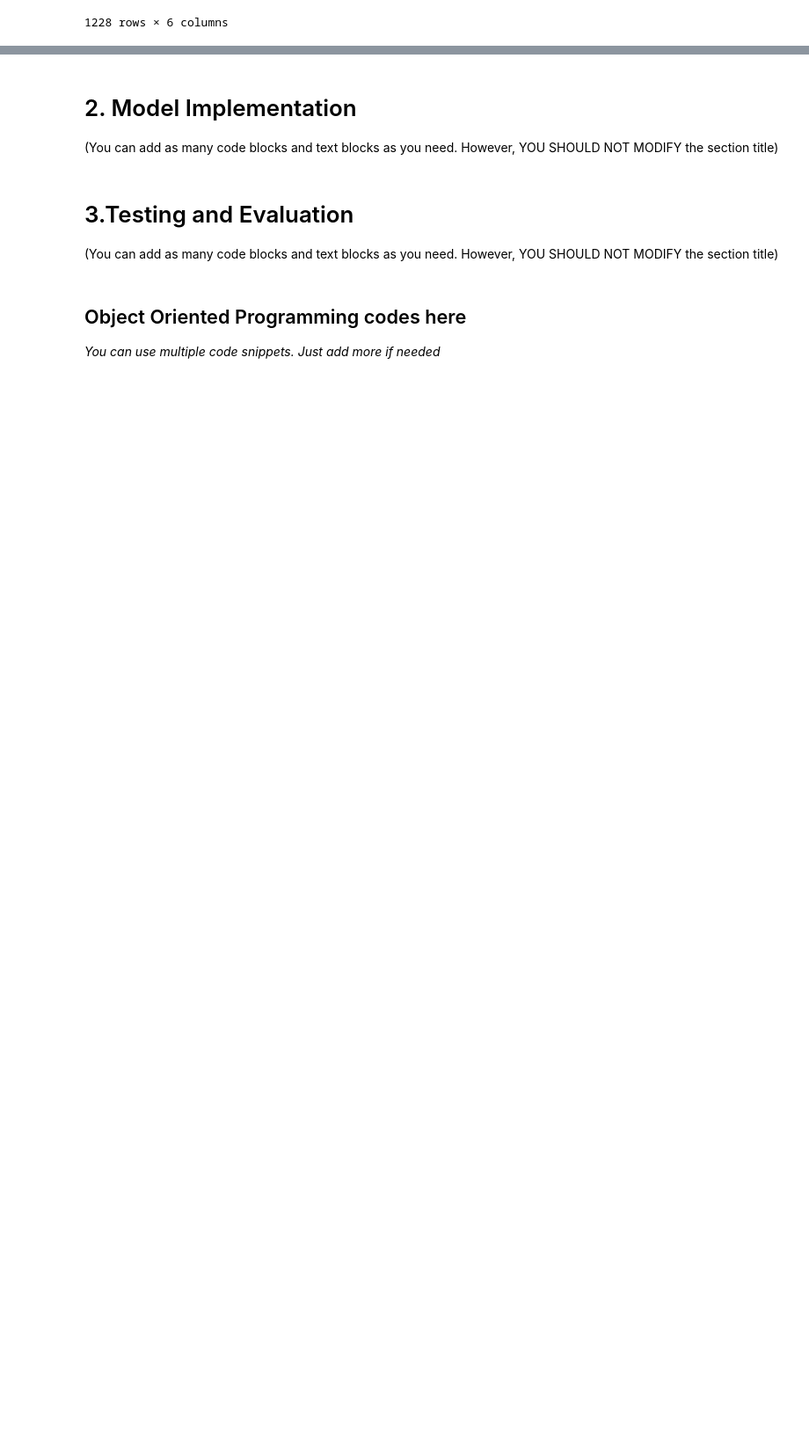
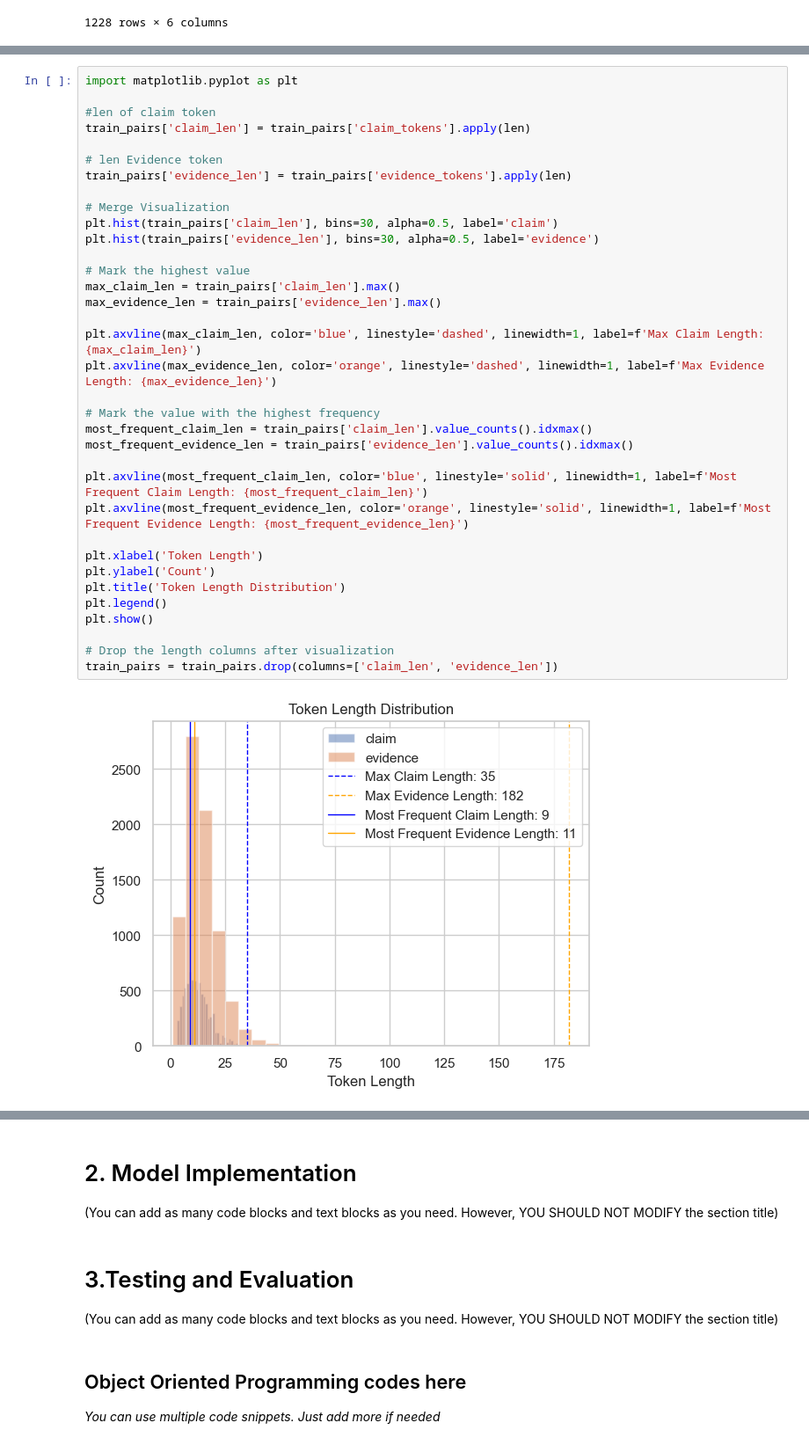
Before and after one commit to Nooob233/COMP90042_2025, a Jupyter notebook: code_files/ximingwan/GroupID__COMP90042_Project_2025.ipynb, the cells around one changed output, grey strips where cells are left out. Shown: that part at 88% size. Saved outputs shown, nothing was run; the diff lists cells and outputs as text; blank space fills up the shorter version.

```diff
--- a/code_files/ximingwan/GroupID__COMP90042_Project_2025.ipynb
+++ b/code_files/ximingwan/GroupID__COMP90042_Project_2025.ipynb
@@ -312,0 +360,37 @@ df_dev
+# %%
+import matplotlib.pyplot as plt
+
+#len of claim token
+train_pairs['claim_len'] = train_pairs['claim_tokens'].apply(len)
+
+# len Evidence token
+train_pairs['evidence_len'] = train_pairs['evidence_tokens'].apply(len)
+
+# Merge Visualization
+plt.hist(train_pairs['claim_len'], bins=30, alpha=0.5, label='claim')
+plt.hist(train_pairs['evidence_len'], bins=30, alpha=0.5, label='evidence')
+
+# Mark the highest value
+max_claim_len = train_pairs['claim_len'].max()
+max_evidence_len = train_pairs['evidence_len'].max()
+
+plt.axvline(max_claim_len, color='blue', linestyle='dashed', linewidth=1, label=f'Max Claim Length: {max_claim_len}')
+plt.axvline(max_evidence_len, color='orange', linestyle='dashed', linewidth=1, label=f'Max Evidence Length: {max_evidence_len}')
+
+# Mark the value with the highest frequency
+most_frequent_claim_len = train_pairs['claim_len'].value_counts().idxmax()
+most_frequent_evidence_len = train_pairs['evidence_len'].value_counts().idxmax()
+
+plt.axvline(most_frequent_claim_len, color='blue', linestyle='solid', linewidth=1, label=f'Most Frequent Claim Length: {most_frequent_claim_len}')
+plt.axvline(most_frequent_evidence_len, color='orange', linestyle='solid', linewidth=1, label=f'Most Frequent Evidence Length: {most_frequent_evidence_len}')
+
+plt.xlabel('Token Length')
+plt.ylabel('Count')
+plt.title('Token Length Distribution')
+plt.legend()
+plt.show()
+
+# Drop the length columns after visualization
+train_pairs = train_pairs.drop(columns=['claim_len', 'evidence_len'])
+# %% [output]
+[figure, added]
```
Also changed, not shown: parts of 7 cells of this notebook, 1 other file.
